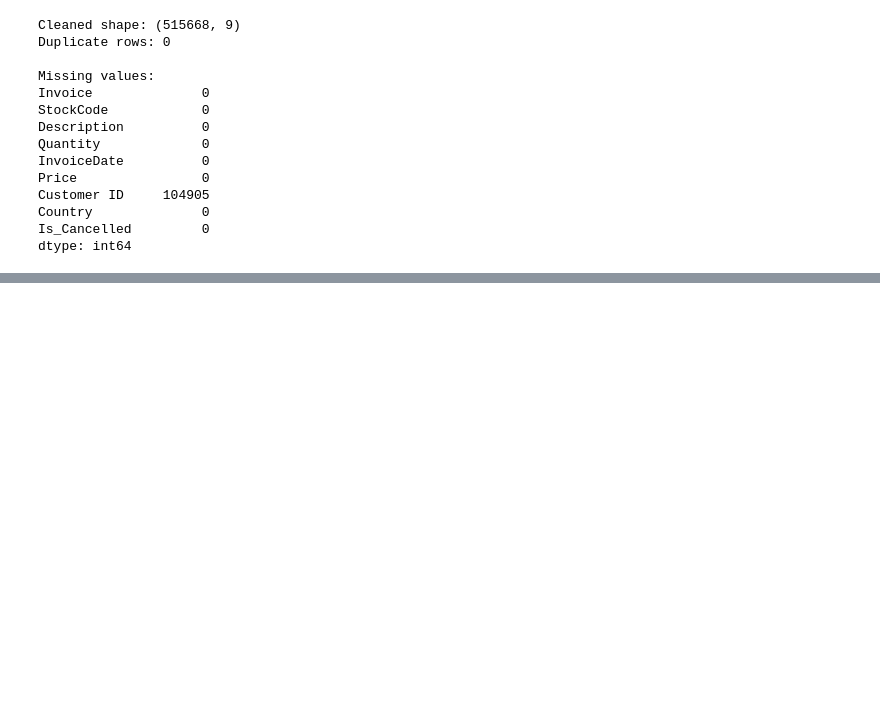
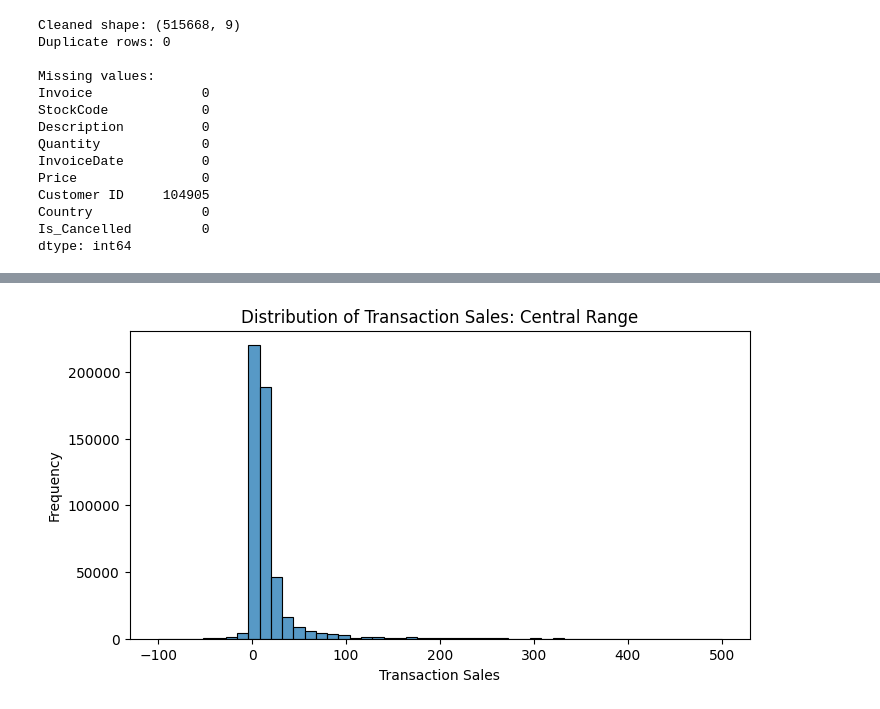
Before and after one commit to ivaibhavpawar1045/Python-Data-Analytics, a Jupyter notebook: 36_Complete_EDA/practice.ipynb, the cells around one changed output, grey strips where cells are left out. Saved outputs shown, nothing was run; the diff lists cells and outputs as text; code cells hidden in the pictures; blank space fills up the shorter version.

```diff
--- a/36_Complete_EDA/practice.ipynb
+++ b/36_Complete_EDA/practice.ipynb
@@ -197,0 +263,21 @@ dtype: int64
+# %%
+
+# Keep only the central range for visualization
+sales_central = sales_data_clean.loc[
+    sales_data_clean["Sales"].between(-100, 500),
+    "Sales"
+]
+
+plt.figure(figsize=(8, 4))
+
+sns.histplot(
+    x=sales_central,
+    bins=50
+)
+
+plt.title("Distribution of Transaction Sales: Central Range")
+plt.xlabel("Transaction Sales")
+plt.ylabel("Frequency")
+plt.show()
+# %% [output]
+[figure, added]
```
Also changed, not shown: parts of 5 cells of this notebook.
